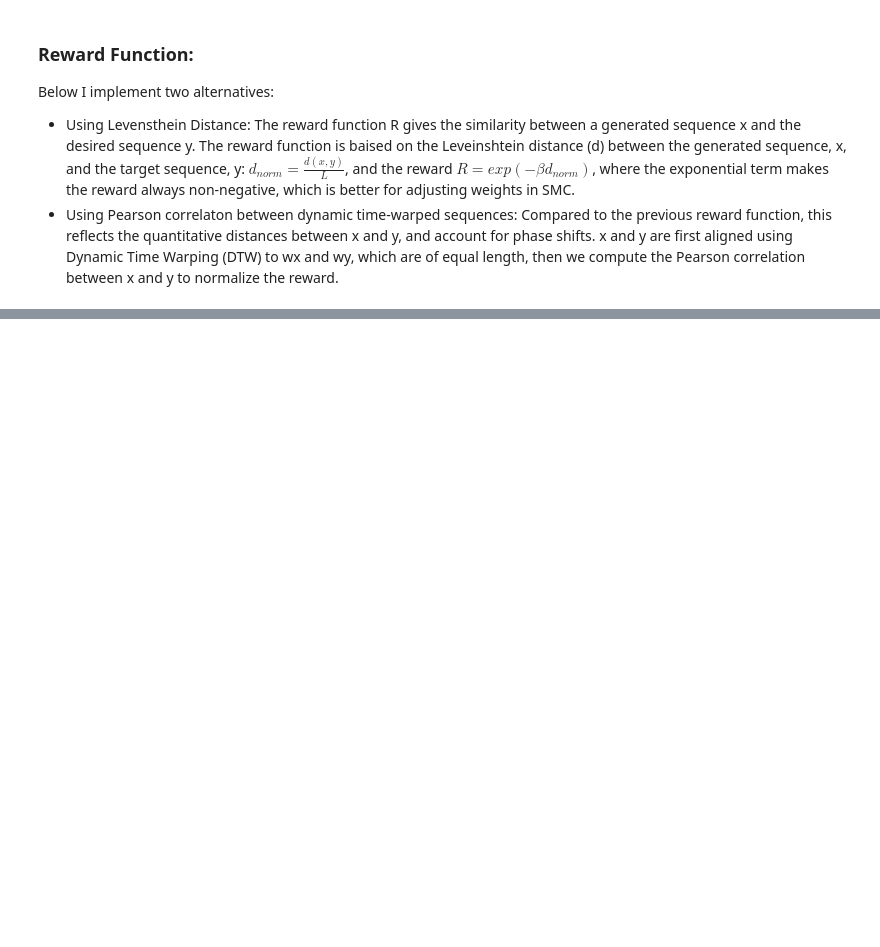
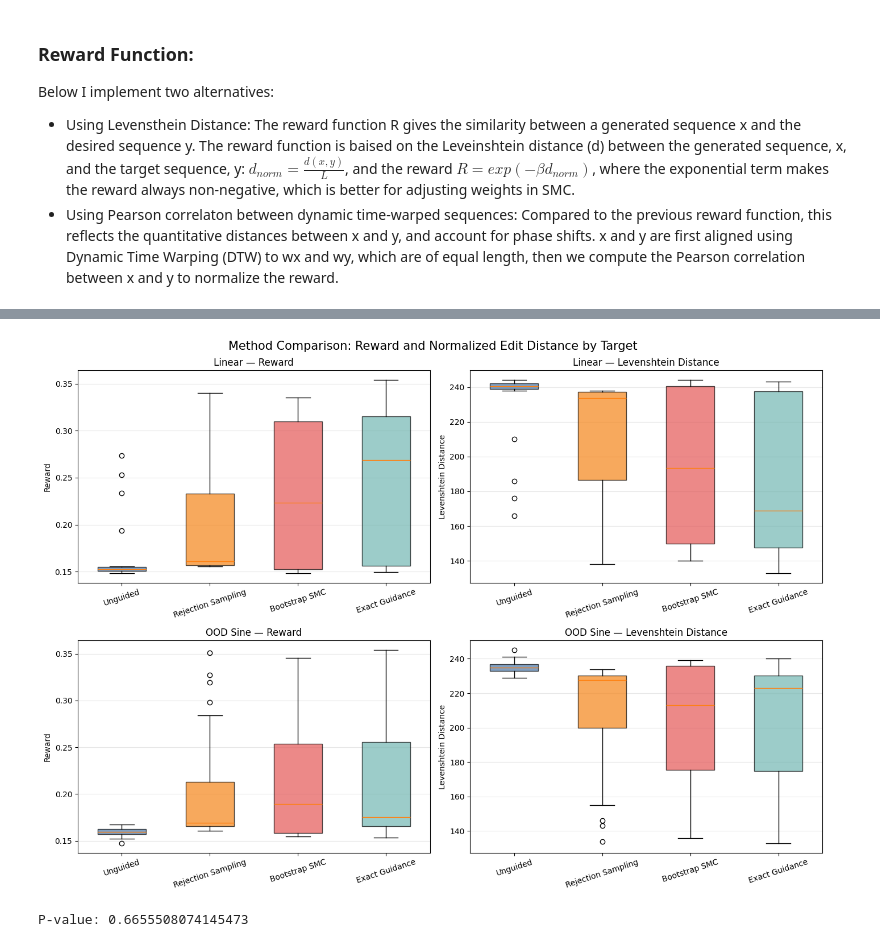
Before and after one commit to upsilonyc/edit-flows-guidance-demo, a Jupyter notebook: main.ipynb, the cells around one changed output, grey strips where cells are left out. Saved outputs shown, nothing was run; the diff lists cells and outputs as text; code cells hidden in the pictures; blank space fills up the shorter version.

Commit message:
G(v.3.) benchmarked (140, 10)

```diff
--- a/main.ipynb
+++ b/main.ipynb
@@ -1719 +1680,74 @@ KeyboardInterrupt:
+# %%
+# Fix matplotlib Path.__deepcopy__ recursion bug (matplotlib 3.10 + Python 3.14).
+# Root cause: `copy.deepcopy(super(), memo)` in Path.__deepcopy__ passes a super-proxy
+# object to deepcopy, which in Python 3.14 recurses infinitely. Patch copies __dict__ directly.
+import copy
+import matplotlib.path as _mpath
+
+def _patched_path_deepcopy(self, memo):
+    p = object.__new__(type(self))
+    memo[id(self)] = p
+    p.__dict__.update({k: copy.deepcopy(v, memo) for k, v in self.__dict__.items()})
+    p._readonly = False
+    return p
+
+_mpath.Path.__deepcopy__ = _patched_path_deepcopy
+
+# 4 subplots: 2 targets x 2 metrics, each subplot shows boxplots of all 4 methods
+import numpy as np
+import pandas as pd
+import matplotlib.pyplot as plt
+
+trial_results_df = pd.read_csv("trials.csv")
+beta = 10
+target_names = ["Linear", "OOD Sine"]
+method_specs = [
+    ("unguided", "Unguided"),
+    ("best_of_k", "Rejection Sampling"),
+    ("bootstrap_smc", "Bootstrap SMC"),
+    ("exact_guidance_u", "Exact Guidance"),
+]
+method_labels = [label for _, label in method_specs]
+metric_specs = [
+    ("reward", "Reward"),
+    ("edit_distance", "Levenshtein Distance"),
+]
+colors = ["#4C78A8", "#F58518", "#E45756", "#72B7B2"]
+
+fig, axes = plt.subplots(2, 2, figsize=(14, 10))
+
+for row_idx, target_name in enumerate(target_names):
+    for col_idx, (metric_col, metric_label) in enumerate(metric_specs):
+        ax = axes[row_idx, col_idx]
+        target_subset = trial_results_df[
+            (trial_results_df["beta"] == beta)
+            & (trial_results_df["target"] == target_name)
+        ]
+        data = [
+            target_subset[target_subset["method"] == lbl][metric_col].to_numpy(dtype=float)
+            for _, lbl in method_specs
+        ]
+        bp = ax.boxplot(data, patch_artist=True, tick_labels=method_labels, widths=0.55)
+        for patch, color in zip(bp["boxes"], colors):
+            patch.set_facecolor(color)
+            patch.set_alpha(0.7)
+        ax.set_title(f"{target_name} — {metric_label}")
+        ax.set_ylabel(metric_label)
+        ax.tick_params(axis="x", rotation=18)
+        ax.grid(True, axis="y", alpha=0.3)
+
+fig.suptitle("Method Comparison: Reward and Normalized Edit Distance by Target", fontsize=15)
+fig.tight_layout()
+plt.savefig('benchmark_1.png')
+plt.show()
+# %% [output]
+[figure, added]
+# %%
+# statistical significance
+from scipy import stats
+masktE = t['method_key'] == 'exact_guidance_u'
+stat, p_value = stats.wilcoxon(t.loc[maskt, 'reward'], t.loc[masktE, 'reward'])
+print(f"P-value: {p_value}")
+# %% [output]
+P-value: 0.6655508074145473
 # %%
```
Also changed, not shown: parts of 4 cells of this notebook, 4 other files.
